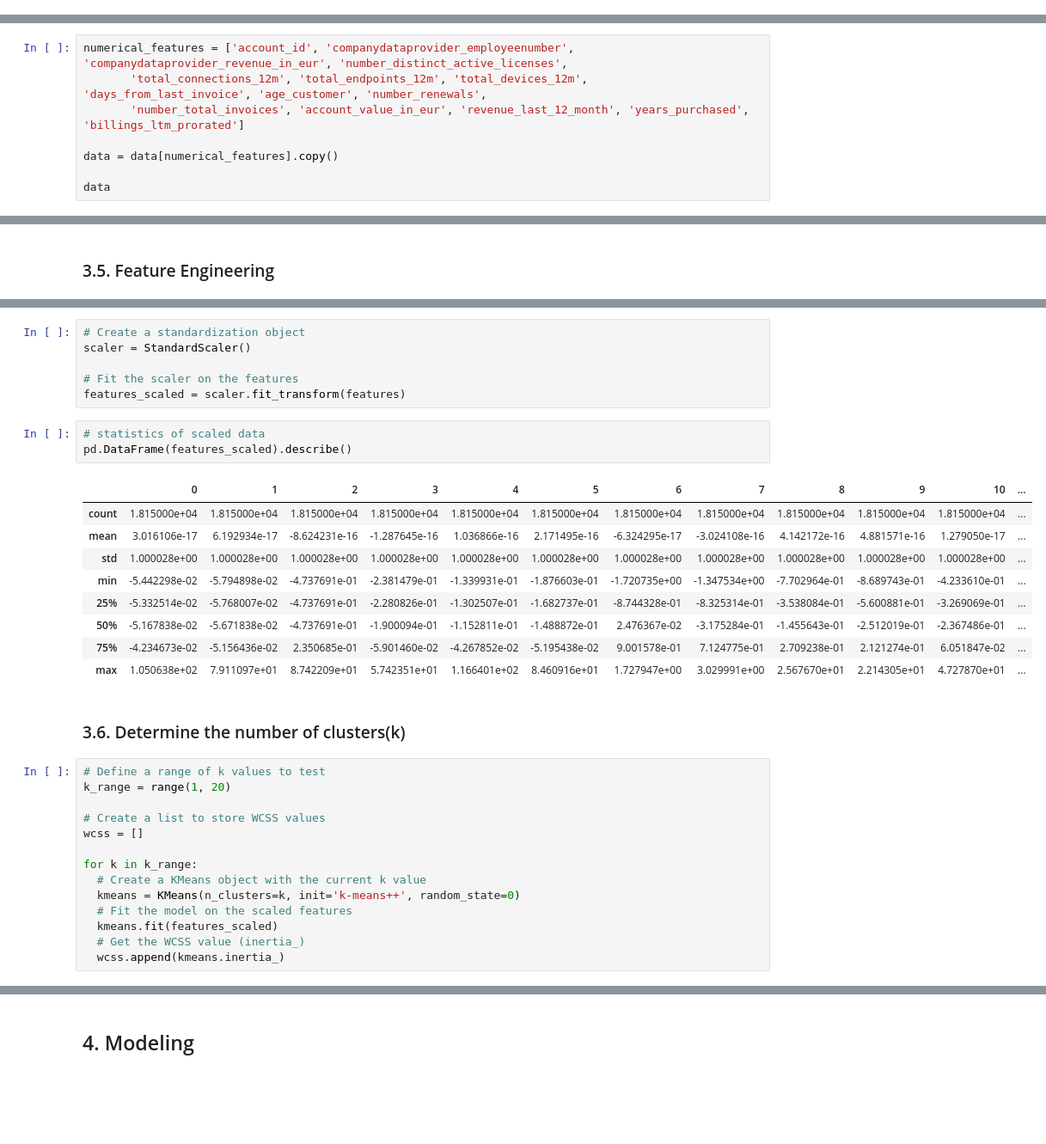
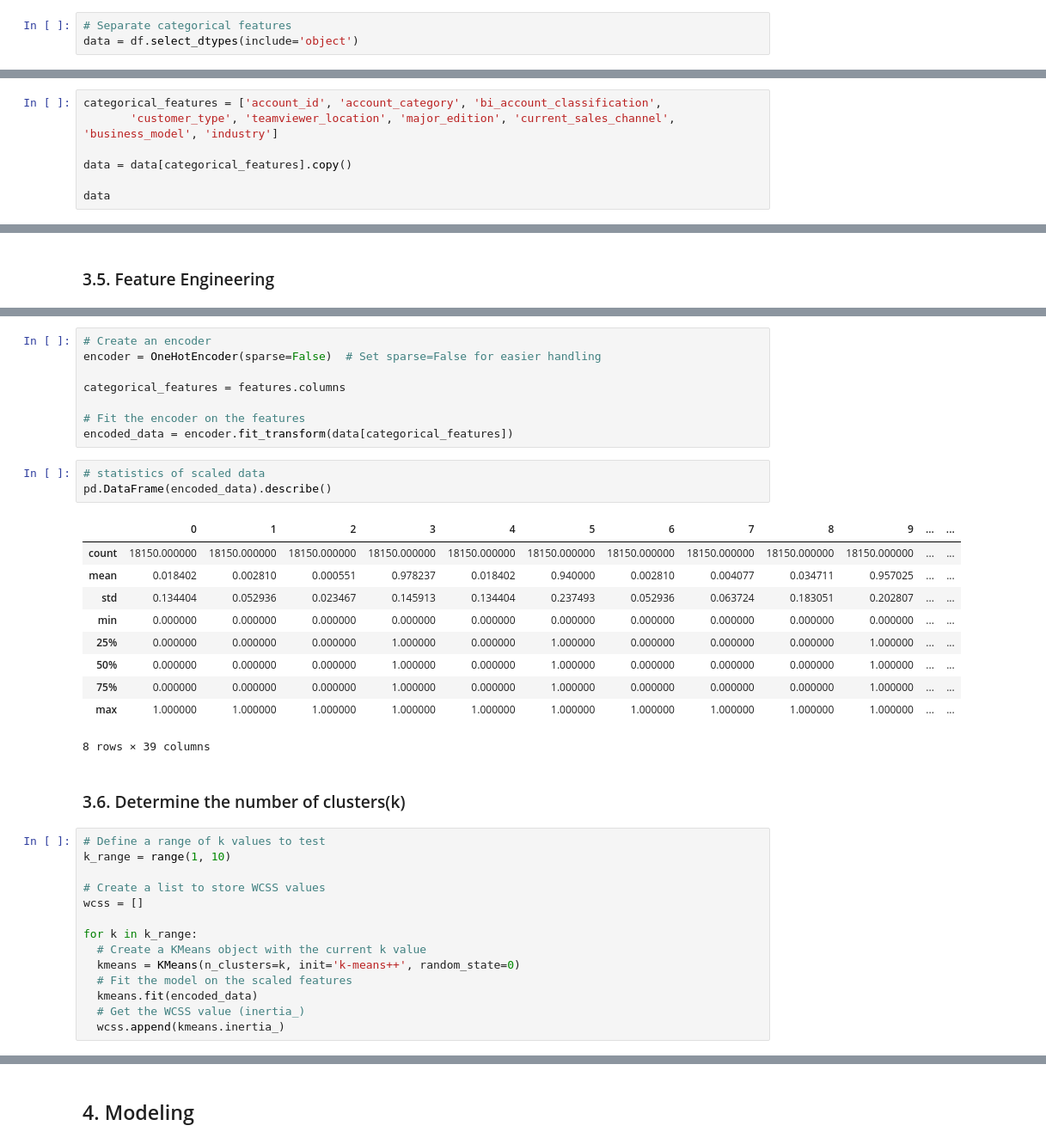
Before and after one commit to Magolizen34/cvs-transformers, a Jupyter notebook: notebooks/cat_data_baseline_model.ipynb, the cells around one changed output, grey strips where cells are left out. Shown at 86% size. Saved outputs shown, nothing was run; the diff lists cells and outputs as text; blank space fills up the shorter version.

```diff
--- a/notebooks/cat_data_baseline_model.ipynb
+++ b/notebooks/cat_data_baseline_model.ipynb
@@ -141,3 +135,6 @@ data = pd.concat([id_column, num_data], axis=1)
+# %%
+# Separate categorical features
+data = df.select_dtypes(include='object')
 # %%
 data
 # %% [output]
@@ -181,8 +177,0 @@ memory usage: 5.3+ MB
-# %%
-numerical_features = ['account_id', 'companydataprovider_employeenumber', 'companydataprovider_revenue_in_eur', 'number_distinct_active_licenses',
-       'total_connections_12m', 'total_endpoints_12m', 'total_devices_12m', 'days_from_last_invoice', 'age_customer', 'number_renewals',
-       'number_total_invoices', 'account_value_in_eur', 'revenue_last_12_month', 'years_purchased', 'billings_ltm_prorated']
-
-data = data[numerical_features].copy()
-
-data
@@ -202,0 +178,7 @@ data
+# %%
+categorical_features = ['account_id', 'account_category', 'bi_account_classification',
+       'customer_type', 'teamviewer_location', 'major_edition', 'current_sales_channel', 'business_model', 'industry']
+
+data = data[categorical_features].copy()
+
+data
@@ -244,27 +238,30 @@ memory usage: 2.1 MB
-# %%
-# Create a standardization object
-scaler = StandardScaler()
-
-# Fit the scaler on the features
-features_scaled = scaler.fit_transform(features)
+# %%
+# Create an encoder
+encoder = OneHotEncoder(sparse=False)  # Set sparse=False for easier handling
+
+categorical_features = features.columns
+
+# Fit the encoder on the features
+encoded_data = encoder.fit_transform(data[categorical_features])
 # %%
 # statistics of scaled data
-pd.DataFrame(features_scaled).describe()
+pd.DataFrame(encoded_data).describe()
 # %% [output]
-|  | 0 | 1 | 2 | 3 | 4 | 5 | 6 | 7 | 8 | 9 | 10 | ... |
-| count | 1.815000e+04 | 1.815000e+04 | 1.815000e+04 | 1.815000e+04 | 1.815000e+04 | 1.815000e+04 | 1.815000e+04 | 1.815000e+04 | 1.815000e+04 | 1.815000e+04 | 1.815000e+04 | ... |
-| mean | 3.016106e-17 | 6.192934e-17 | -8.624231e-16 | -1.287645e-16 | 1.036866e-16 | 2.171495e-16 | -6.324295e-17 | -3.024108e-16 | 4.142172e-16 | 4.881571e-16 | 1.279050e-17 | ... |
-| std | 1.000028e+00 | 1.000028e+00 | 1.000028e+00 | 1.000028e+00 | 1.000028e+00 | 1.000028e+00 | 1.000028e+00 | 1.000028e+00 | 1.000028e+00 | 1.000028e+00 | 1.000028e+00 | ... |
-| min | -5.442298e-02 | -5.794898e-02 | -4.737691e-01 | -2.381479e-01 | -1.339931e-01 | -1.876603e-01 | -1.720735e+00 | -1.347534e+00 | -7.702964e-01 | -8.689743e-01 | -4.233610e-01 | ... |
-| 25% | -5.332514e-02 | -5.768007e-02 | -4.737691e-01 | -2.280826e-01 | -1.302507e-01 | -1.682737e-01 | -8.744328e-01 | -8.325314e-01 | -3.538084e-01 | -5.600881e-01 | -3.269069e-01 | ... |
-| 50% | -5.167838e-02 | -5.671838e-02 | -4.737691e-01 | -1.900094e-01 | -1.152811e-01 | -1.488872e-01 | 2.476367e-02 | -3.175284e-01 | -1.455643e-01 | -2.512019e-01 | -2.367486e-01 | ... |
-| 75% | -4.234673e-02 | -5.156436e-02 | 2.350685e-01 | -5.901460e-02 | -4.267852e-02 | -5.195438e-02 | 9.001578e-01 | 7.124775e-01 | 2.709238e-01 | 2.121274e-01 | 6.051847e-02 | ... |
-| max | 1.050638e+02 | 7.911097e+01 | 8.742209e+01 | 5.742351e+01 | 1.166401e+02 | 8.460916e+01 | 1.727947e+00 | 3.029991e+00 | 2.567670e+01 | 2.214305e+01 | 4.727870e+01 | ... |
+|  | 0 | 1 | 2 | 3 | 4 | 5 | 6 | 7 | 8 | 9 | ... | ... |
+| count | 18150.000000 | 18150.000000 | 18150.000000 | 18150.000000 | 18150.000000 | 18150.000000 | 18150.000000 | 18150.000000 | 18150.000000 | 18150.000000 | ... | ... |
+| mean | 0.018402 | 0.002810 | 0.000551 | 0.978237 | 0.018402 | 0.940000 | 0.002810 | 0.004077 | 0.034711 | 0.957025 | ... | ... |
+| std | 0.134404 | 0.052936 | 0.023467 | 0.145913 | 0.134404 | 0.237493 | 0.052936 | 0.063724 | 0.183051 | 0.202807 | ... | ... |
+| min | 0.000000 | 0.000000 | 0.000000 | 0.000000 | 0.000000 | 0.000000 | 0.000000 | 0.000000 | 0.000000 | 0.000000 | ... | ... |
+| 25% | 0.000000 | 0.000000 | 0.000000 | 1.000000 | 0.000000 | 1.000000 | 0.000000 | 0.000000 | 0.000000 | 1.000000 | ... | ... |
+| 50% | 0.000000 | 0.000000 | 0.000000 | 1.000000 | 0.000000 | 1.000000 | 0.000000 | 0.000000 | 0.000000 | 1.000000 | ... | ... |
+| 75% | 0.000000 | 0.000000 | 0.000000 | 1.000000 | 0.000000 | 1.000000 | 0.000000 | 0.000000 | 0.000000 | 1.000000 | ... | ... |
+| max | 1.000000 | 1.000000 | 1.000000 | 1.000000 | 1.000000 | 1.000000 | 1.000000 | 1.000000 | 1.000000 | 1.000000 | ... | ... |
+8 rows × 39 columns
 # %% [markdown]
 ### 3.6. Determine the number of clusters(k)
 # %%
 # Define a range of k values to test
-k_range = range(1, 20)
+k_range = range(1, 10)
 
 # Create a list to store WCSS values
 wcss = []
@@ -273,7 +270,7 @@ for k in k_range:
   # Create a KMeans object with the current k value
   kmeans = KMeans(n_clusters=k, init='k-means++', random_state=0)
   # Fit the model on the scaled features
-  kmeans.fit(features_scaled)
+  kmeans.fit(encoded_data)
   # Get the WCSS value (inertia_)
   wcss.append(kmeans.inertia_)
 # %%
```
Also changed, not shown: parts of 14 cells of this notebook.
